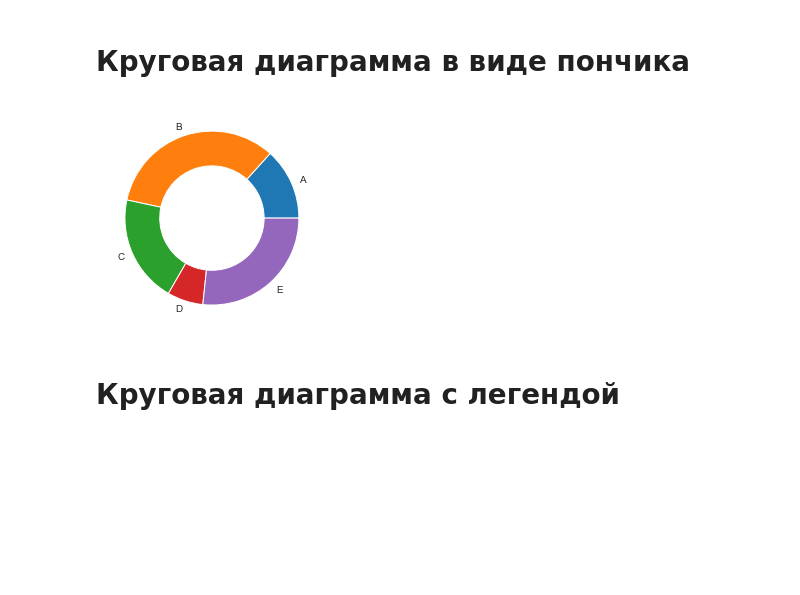
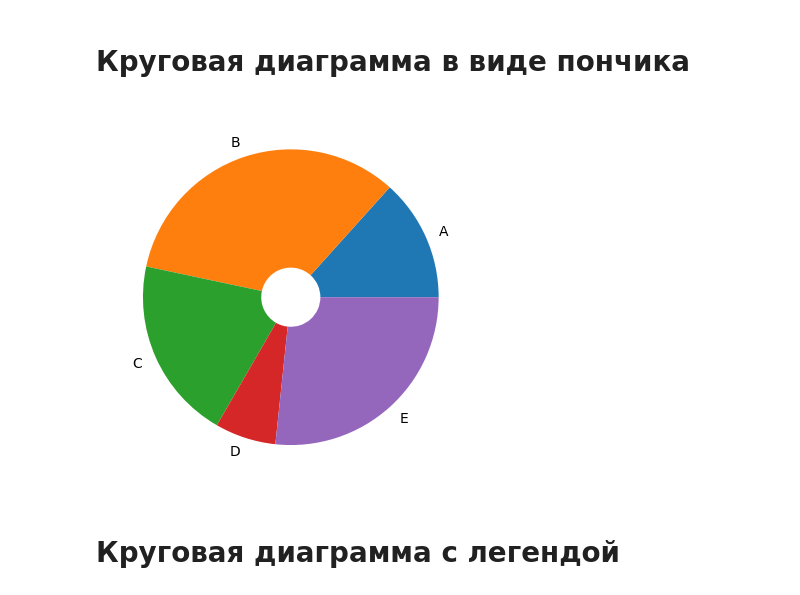
Before and after one commit to da-python/new-modul-python, a Jupyter notebook: Lesson5/notebooks/matplotlib_piecharts.ipynb, the cells around one changed output. Cells and saved outputs as stored; diff of their text form; code cells hidden in the pictures; blank space fills up the shorter version.

```diff
--- a/Lesson5/notebooks/matplotlib_piecharts.ipynb
+++ b/Lesson5/notebooks/matplotlib_piecharts.ipynb
@@ -43,12 +52,12 @@ plt.show()
 # %%
 v1 = [2, 5, 3, 1, 4]
 labels1 = ["A", "B", "C", "D", "E"]
-width = 0.4
+width = 0.8
 wedge_properties = {"width":width}
 plt.pie(v1, labels=labels1, wedgeprops=wedge_properties) # пончик задается параметром width в аргументе wedgeprops
 plt.show()
 # %% [output]
-[figure, old version]
+[figure, new version]
 # %% [markdown]
 # Круговая диаграмма с легендой
 # %%
```
Also changed, not shown: parts of 6 cells of this notebook, 8 other files.
